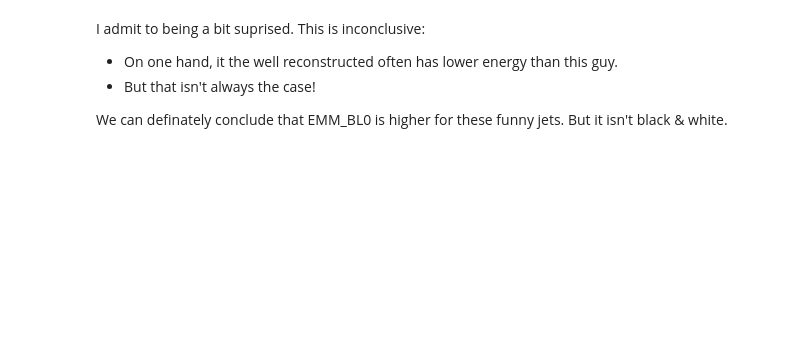
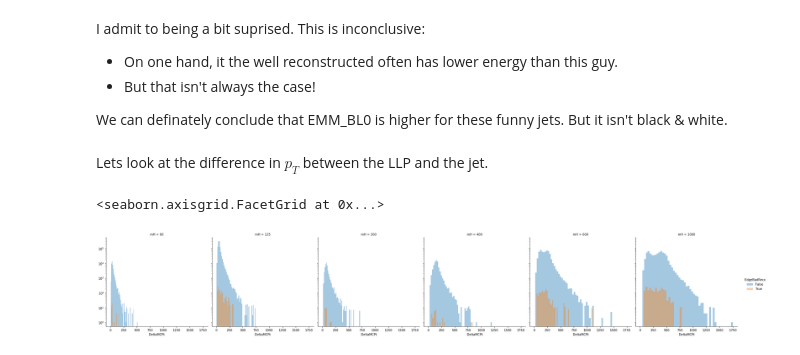
Before and after one commit to gordonwatts/calratio-perjet-training, a Jupyter notebook: notebooks/Decay Position Explorations.ipynb, the cells around one changed output. Drawn from its saved outputs; the diff is of its cells as text; code cells hidden in the pictures; blank space fills up the shorter version.

Commit message:
Looking at training with pt of L

```diff
--- a/notebooks/Decay Position Explorations.ipynb
+++ b/notebooks/Decay Position Explorations.ipynb
@@ -17,7 +17,7 @@ too_short_dist_lz=3500
 
 # How many events per training sample shall we train on?
 training_events_per_sample = 4000
-epochs_to_train = 250
+epochs_to_train = 100
 
 # Columns to train on. This is partly gotten by looking at the `Input Variables` worksheet to remove blanks.
 what_to_train_on = ['EMM_BL0', 'EMM_BL1', 'EMM_BL2',
@@ -138,4 +170,4 @@ model.add(Dense(1))
 #categorical_crossentropy
 model.compile(optimizer='adam', loss='mean_squared_error')
 
-model.fit(x_train, y_train, batch_size=32, epochs=epochs_to_train, validation_split=0.25, shuffle=True, verbose=0);
+model.fit(x_train, y_train, batch_size=32, epochs=epochs_to_train, validation_split=0.25, shuffle=True);
@@ -225,3 +338,15 @@ I admit to being a bit suprised. This is inconclusive:
 - But that isn't always the case!
 
 We can definately conclude that EMM_BL0 is higher for these funny jets. But it isn't black & white.
+# %% [markdown]
+Lets look at the difference in $p_T$ between the LLP and the jet.
+# %%
+all_testing_jets['DeltaMCPt'] = np.abs(all_testing_jets.JetPt - all_testing_jets.Lpt)/1000.0
+# %%
+g = sns.FacetGrid(all_testing_jets[all_testing_jets.JetPt < 1000], col="mH", hue='EdgeBadReco', height=5)
+g.map(sns.distplot, 'DeltaMCPt', norm_hist=False, kde=False)
+g.set(yscale='log')
+g.add_legend()
+# %% [output]
+<seaborn.axisgrid.FacetGrid at 0x...>
+[figure, added]
```
Also changed, not shown: parts of 15 cells of this notebook.
